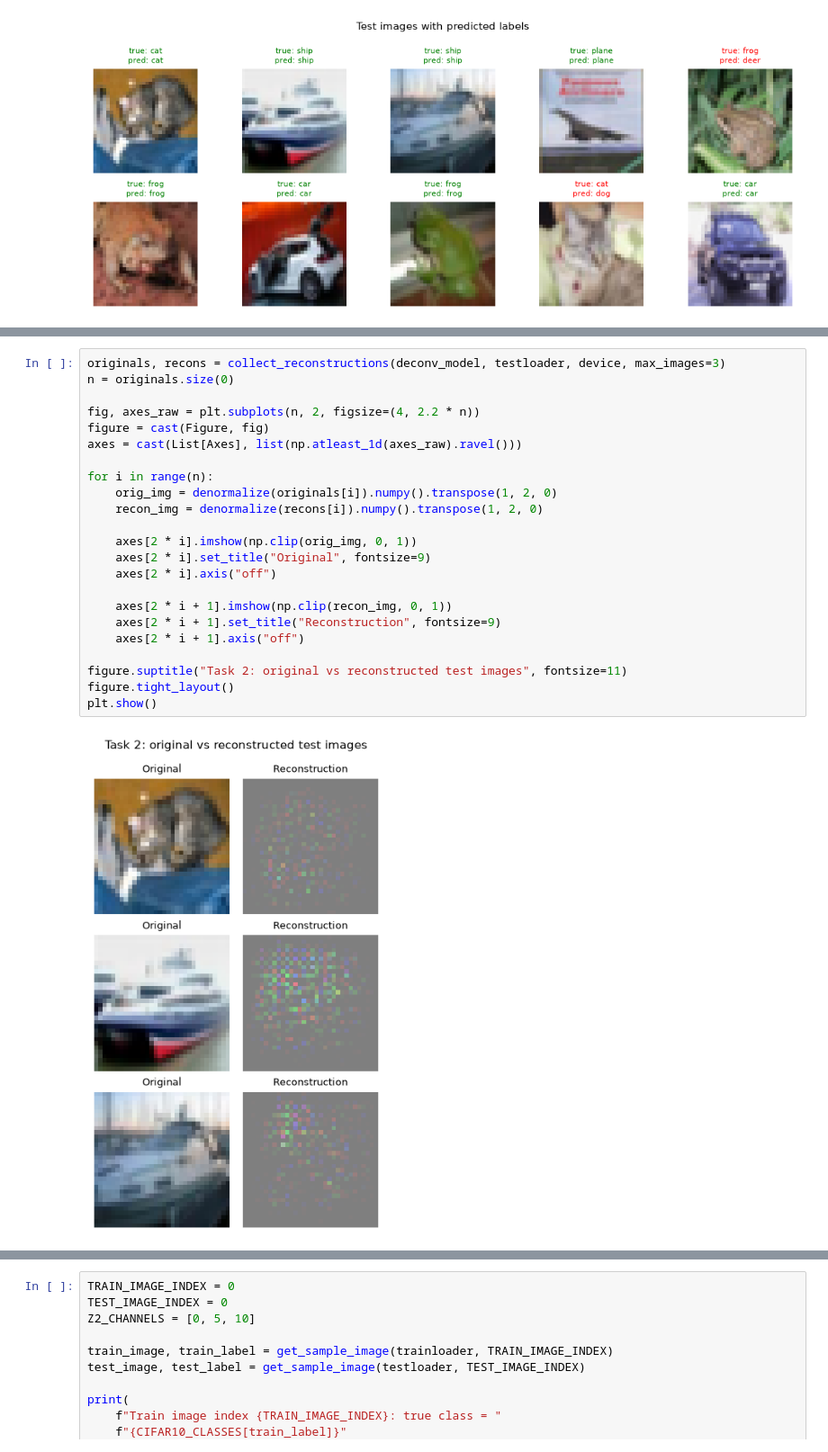
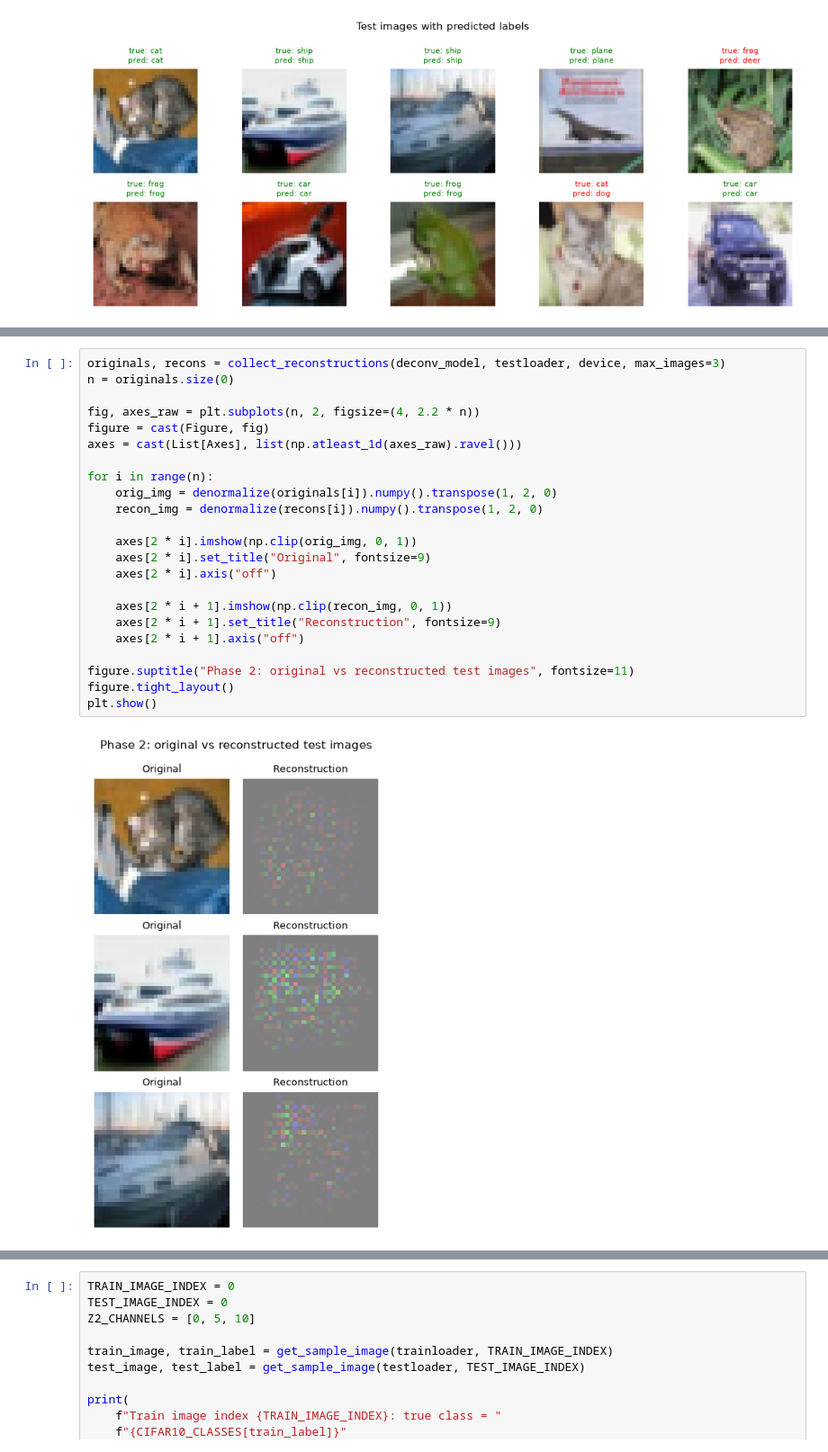
Before and after one commit to eli22443/cifar10-object-recognition, a Jupyter notebook: report.ipynb, the cells around one changed output, grey strips where cells are left out. Shown at 90% size. Saved outputs shown, nothing was run; the diff lists cells and outputs as text.

```diff
--- a/report.ipynb
+++ b/report.ipynb
@@ -258,26 +258,26 @@ plt.show()
 # %%
 originals, recons = collect_reconstructions(deconv_model, testloader, device, max_images=3)
 n = originals.size(0)
 
 fig, axes_raw = plt.subplots(n, 2, figsize=(4, 2.2 * n))
 figure = cast(Figure, fig)
 axes = cast(List[Axes], list(np.atleast_1d(axes_raw).ravel()))
 
 for i in range(n):
     orig_img = denormalize(originals[i]).numpy().transpose(1, 2, 0)
     recon_img = denormalize(recons[i]).numpy().transpose(1, 2, 0)
 
     axes[2 * i].imshow(np.clip(orig_img, 0, 1))
     axes[2 * i].set_title("Original", fontsize=9)
     axes[2 * i].axis("off")
 
     axes[2 * i + 1].imshow(np.clip(recon_img, 0, 1))
     axes[2 * i + 1].set_title("Reconstruction", fontsize=9)
     axes[2 * i + 1].axis("off")
 
-figure.suptitle("Task 2: original vs reconstructed test images", fontsize=11)
+figure.suptitle("Phase 2: original vs reconstructed test images", fontsize=11)
 figure.tight_layout()
 plt.show()
 # %% [output]
-[figure, old version]
+[figure, new version]
 # %% [markdown]
```
Also changed, not shown: parts of 16 cells of this notebook, 3 other files.
